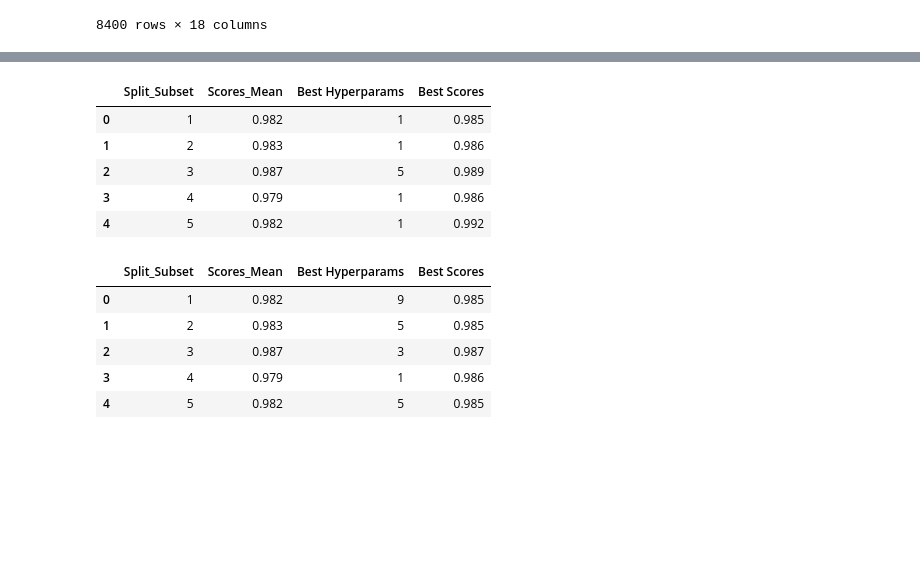
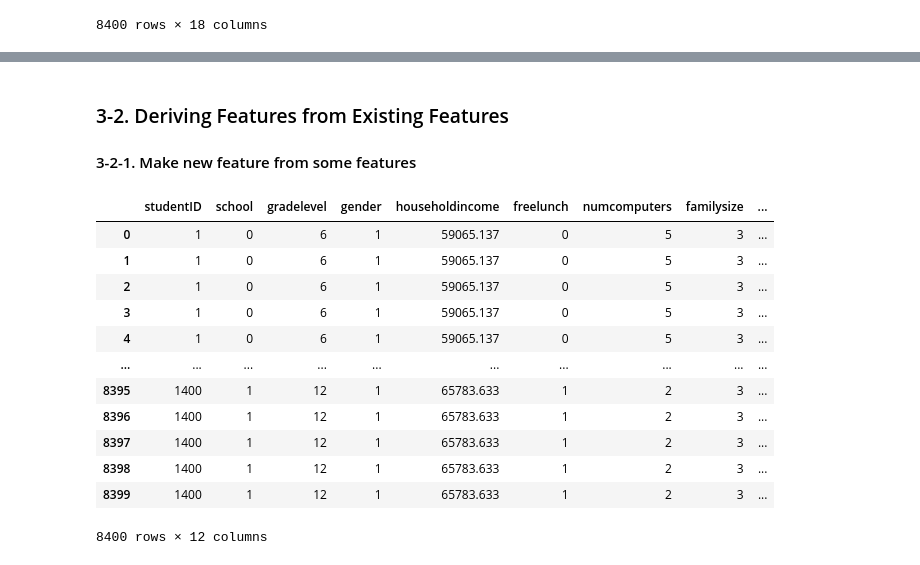
Before and after one commit to hhanoo/University_Major, a Jupyter notebook: TermProject.ipynb, the cells around one changed output, grey strips where cells are left out. Drawn from its saved outputs; the diff is of its cells as text; code cells hidden in the pictures; blank space fills up the shorter version.

```diff
--- a/TermProject.ipynb
+++ b/TermProject.ipynb
@@ -45,7 +21,0 @@ df
-# %%
-# fill the dirty data using each column average
-df.fillna(method='ffill', inplace=True)
-
-df.isnull().sum()
-
-df
@@ -443,9 +81,0 @@ y = data_transform_robust.iloc[:, -1]  # Clustering classification
-# %%
-display(randomGridSearch(x, y, 3))
-# %% [output]
-|  | Split_Subset | Scores_Mean | Best Hyperparams | Best Scores |
-| 0 | 1 | 0.982 | 1 | 0.985 |
-| 1 | 2 | 0.983 | 1 | 0.986 |
-| 2 | 3 | 0.987 | 5 | 0.989 |
-| 3 | 4 | 0.979 | 1 | 0.986 |
-| 4 | 5 | 0.982 | 1 | 0.992 |
@@ -495,9 +82,28 @@ y = data_transform_robust.iloc[:, -1]  # Clustering classification
-# %%
-display(randomGridSearch(x, y, 3))
-# %% [output]
-|  | Split_Subset | Scores_Mean | Best Hyperparams | Best Scores |
-| 0 | 1 | 0.982 | 9 | 0.985 |
-| 1 | 2 | 0.983 | 5 | 0.985 |
-| 2 | 3 | 0.987 | 3 | 0.987 |
-| 3 | 4 | 0.979 | 1 | 0.986 |
-| 4 | 5 | 0.982 | 5 | 0.985 |
+# %% [markdown]
+### 3-2. Deriving Features from Existing Features
+#### 3-2-1. Make new feature from some features
+# %%
+# 시험의 과목 성적을 합한 평균을 구함
+data_select['total'] = (data_select['readingscore'] + data_select['writingscore'] + data_select[
+    'mathscore'] + data_select['readingscoreSL'] + data_select['writingscoreSL'] + data_select[
+                            'mathscoreSL']) / 6
+
+# Each grade data is dropped because the average of the total grade was obtained
+dropCol = ['readingscore', 'writingscore', 'mathscore', 'readingscoreSL', 'writingscoreSL', 'mathscoreSL', 'covidpos']
+data_select = data_select.drop(columns=dropCol)
+
+data_select
+# %% [output]
+|  | studentID | school | gradelevel | gender | householdincome | freelunch | numcomputers | familysize | ... |
+| 0 | 1 | 0 | 6 | 1 | 59065.137 | 0 | 5 | 3 | ... |
+| 1 | 1 | 0 | 6 | 1 | 59065.137 | 0 | 5 | 3 | ... |
+| 2 | 1 | 0 | 6 | 1 | 59065.137 | 0 | 5 | 3 | ... |
+| 3 | 1 | 0 | 6 | 1 | 59065.137 | 0 | 5 | 3 | ... |
+| 4 | 1 | 0 | 6 | 1 | 59065.137 | 0 | 5 | 3 | ... |
+| ... | ... | ... | ... | ... | ... | ... | ... | ... | ... |
+| 8395 | 1400 | 1 | 12 | 1 | 65783.633 | 1 | 2 | 3 | ... |
+| 8396 | 1400 | 1 | 12 | 1 | 65783.633 | 1 | 2 | 3 | ... |
+| 8397 | 1400 | 1 | 12 | 1 | 65783.633 | 1 | 2 | 3 | ... |
+| 8398 | 1400 | 1 | 12 | 1 | 65783.633 | 1 | 2 | 3 | ... |
+| 8399 | 1400 | 1 | 12 | 1 | 65783.633 | 1 | 2 | 3 | ... |
+8400 rows × 12 columns
```
Also changed, not shown: parts of 58 cells of this notebook, 2 other files.
